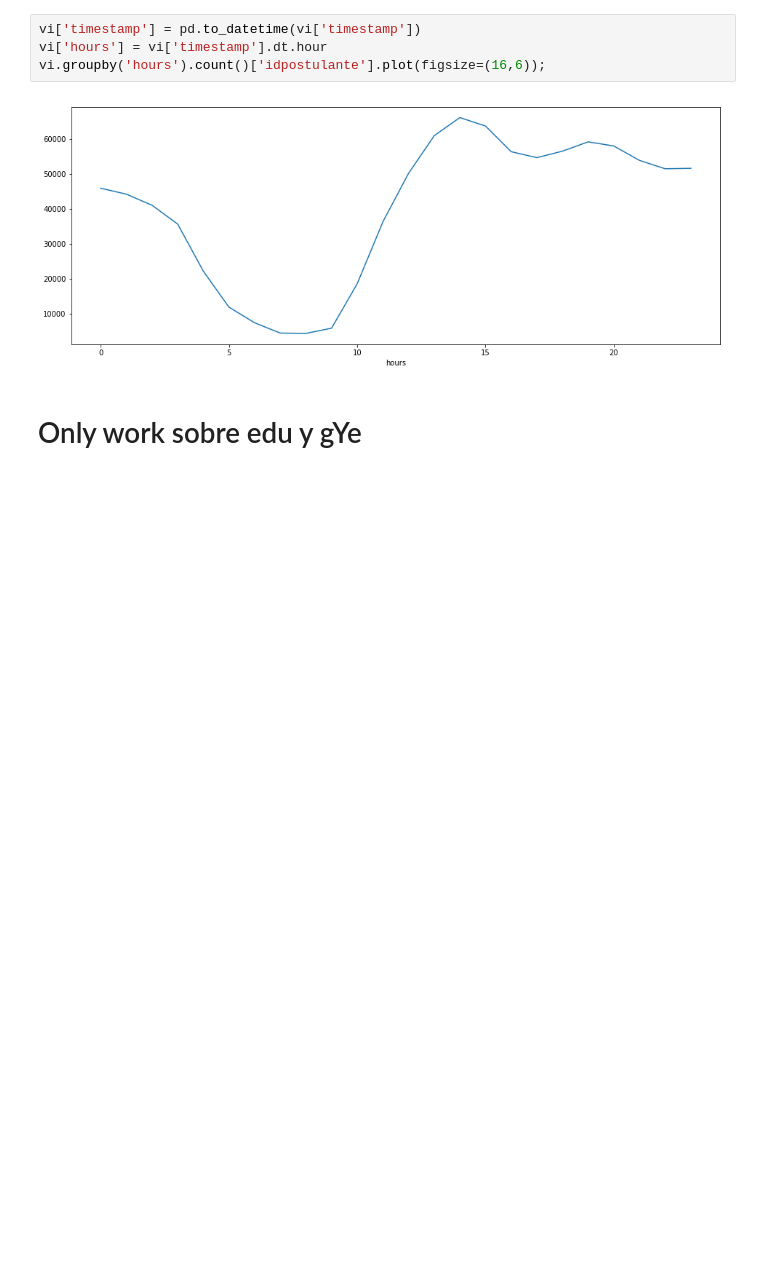
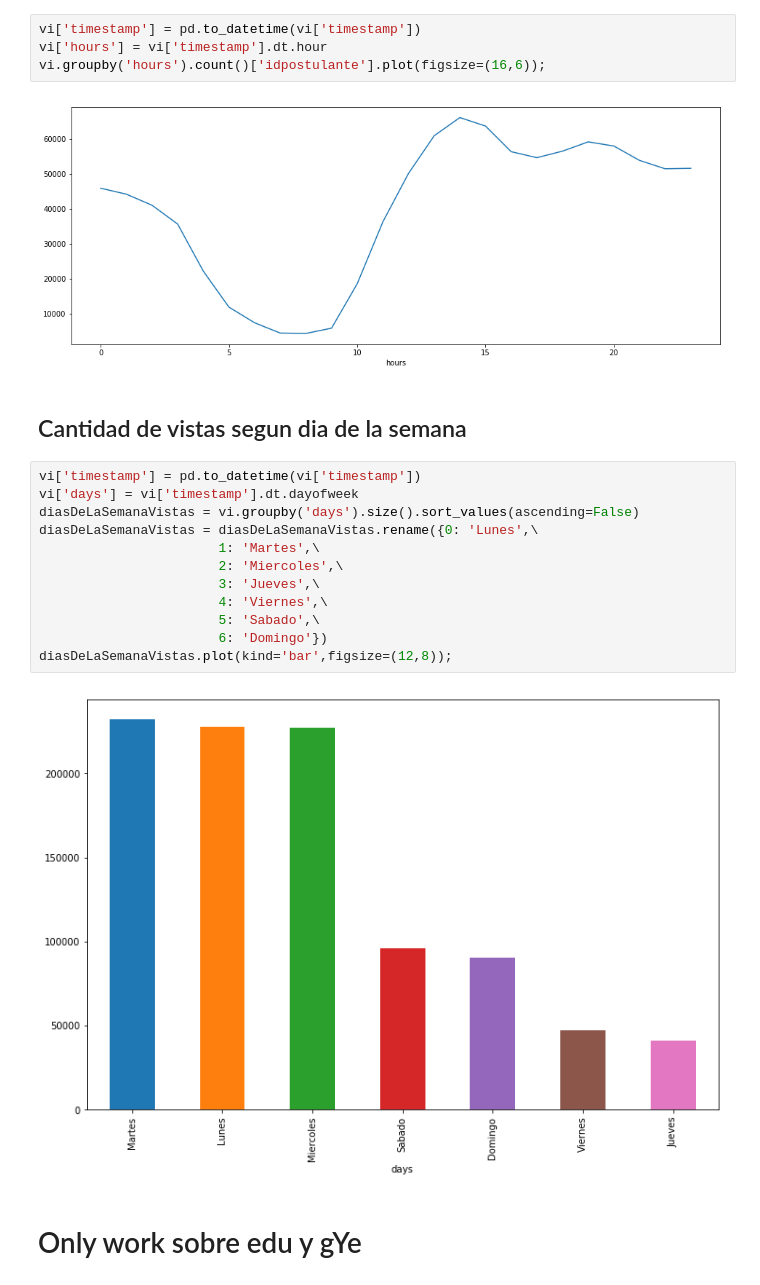
Before and after one commit to lucioll/NaventDatosTP, a Jupyter notebook: TP1Fabri.ipynb, the cells around one changed output. Drawn from its saved outputs; the diff is of its cells as text; blank space fills up the shorter version.

```diff
--- a/TP1Fabri.ipynb
+++ b/TP1Fabri.ipynb
@@ -98,5 +114,21 @@ vi['hours'] = vi['timestamp'].dt.hour
 vi.groupby('hours').count()['idpostulante'].plot(figsize=(16,6));
 # %% [output]
 [figure]
+# %% [markdown]
+## Cantidad de vistas segun dia de la semana
+# %%
+vi['timestamp'] = pd.to_datetime(vi['timestamp'])
+vi['days'] = vi['timestamp'].dt.dayofweek
+diasDeLaSemanaVistas = vi.groupby('days').size().sort_values(ascending=False)
+diasDeLaSemanaVistas = diasDeLaSemanaVistas.rename({0: 'Lunes',\
+                       1: 'Martes',\
+                       2: 'Miercoles',\
+                       3: 'Jueves',\
+                       4: 'Viernes',\
+                       5: 'Sabado',\
+                       6: 'Domingo'})
+diasDeLaSemanaVistas.plot(kind='bar',figsize=(12,8));
+# %% [output]
+[figure, added]
 # %% [markdown]
 # Only work sobre edu y gYe
```
Also changed, not shown: parts of 2 cells of this notebook, 1 other file.
